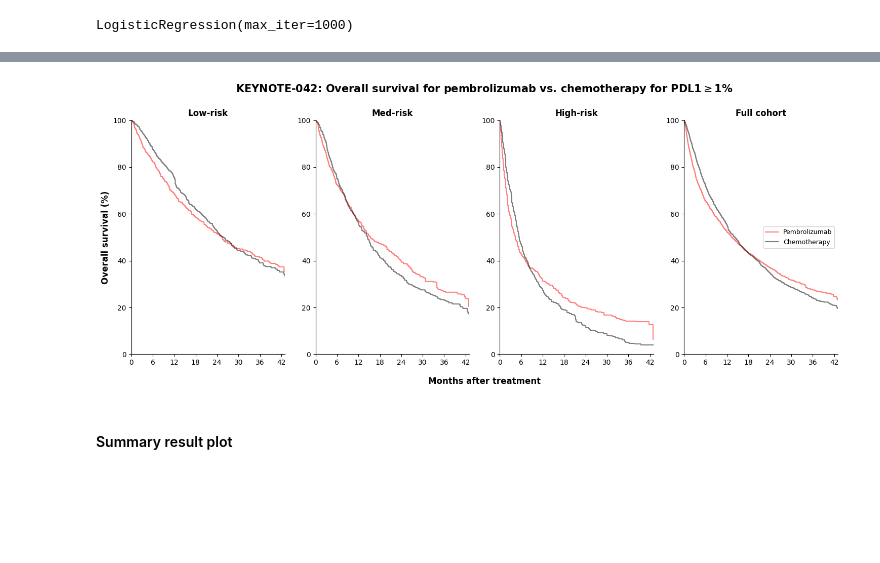
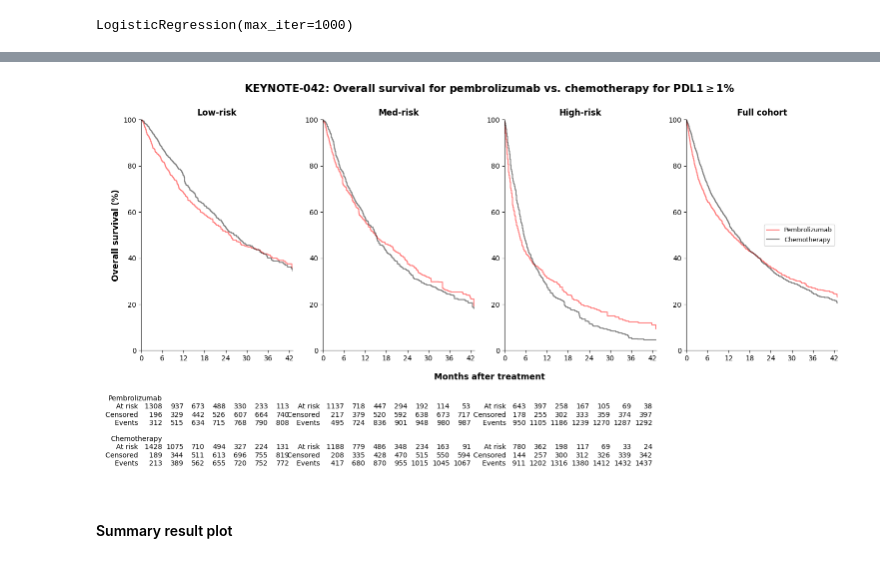
Before and after one commit to xavier-orcutt/TrialTranslator-notebooks, a Jupyter notebook: lung/rtrials_wt3r_33c.ipynb, the cells around one changed output, grey strips where cells are left out. Drawn from its saved outputs; the diff is of its cells as text; code cells hidden in the pictures; blank space fills up the shorter version.

Commit message:
updated IPTW

```diff
--- a/lung/rtrials_wt3r_33c.ipynb
+++ b/lung/rtrials_wt3r_33c.ipynb
@@ -576,3 +465,12 @@ key_042_iptw = key_042.filter(items = ['death_status',
+# %%
+conditions = [
+    ((key_042_iptw['ecog_diagnosis'] == "1.0") | (key_042_iptw['ecog_diagnosis'] == "0.0")),
+    ((key_042_iptw['ecog_diagnosis'] == "2.0") | (key_042_iptw['ecog_diagnosis'] == "3.0"))
+]
+
+choices = ['lt_2', 'gte_2']
+
+key_042_iptw['ecog_2'] = np.select(conditions, choices, default = 'unknown')
 # %%
 key_042_iptw.dtypes
 # %% [output]
@@ -602,5 +508,7 @@ to_be_categorical
 # %%
-to_be_categorical.append('adv_year')
+to_be_categorical.append('met_cat')
+# %%
+to_be_categorical.remove('ecog_diagnosis')
 # %%
 # Convert variables in list to categorical.
 for x in list(to_be_categorical):
@@ -650,52 +558,52 @@ key_042_low_x = preprocessor.fit_transform(key_042_iptw_low.filter(items = ['age
                                                                             'race',
                                                                             'PracticeType',
                                                                             'Histology',
-                                                                            'adv_year',
+                                                                            'met_cat',
                                                                             'delta_adv_diagnosis',
                                                                             'commercial',
                                                                             'medicare',
                                                                             'medicaid',
-                                                                            'ecog_diagnosis',
-                                                                            'pdl1']))
+                                                                            'ecog_2',
+                                                                            'pdl1_det']))
 
 key_042_med_x = preprocessor.fit_transform(key_042_iptw_med.filter(items = ['age',
                                                                             'gender',
                                                                             'race',
                                                                             'PracticeType',
                                                                             'Histology',
-                                                                            'adv_year',
+                                                                            'met_cat',
                                                                             'delta_adv_diagnosis',
                                                                             'commercial',
                                                                             'medicare',
                                                                             'medicaid',
-                                                                            'ecog_diagnosis',
-                                                                            'pdl1']))
+                                                                            'ecog_2',
+                                                                            'pdl1_det']))
 
 key_042_high_x = preprocessor.fit_transform(key_042_iptw_high.filter(items = ['age',
                                                                               'gender',
                                                                               'race',
                                                                               'PracticeType',
                                                                               'Histology',
-                                                                              'adv_year',
+                                                                              'met_cat',
                                                                               'delta_adv_diagnosis',
                                                                               'commercial',
                                                                               'medicare',
                                                                               'medicaid',
-                                                                              'ecog_diagnosis',
-                                                                              'pdl1']))
+                                                                              'ecog_2',
+                                                                              'pdl1_det']))
 
 key_042_all_x = preprocessor.fit_transform(key_042_iptw_all.filter(items = ['age',
                                                                             'gender',
                                                                             'race',
                                                                             'PracticeType',
                                                                             'Histology',
-                                                                            'adv_year',
+                                                                            'met_cat',
                                                                             'delta_adv_diagnosis',
                                                                             'commercial',
                                                                             'medicare',
                                                                             'medicaid',
-                                                                            'ecog_diagnosis',
-                                                                            'pdl1']))
+                                                                            'ecog_2',
+                                                                            'pdl1_det']))
 # %%
 lr_042_low = LogisticRegression(max_iter = 1000)
 lr_042_low.fit(key_042_low_x, key_042_iptw_low['pembro'])
@@ -820,6 +728,8 @@ plt.ylabel('Overall survival (%)', size = 12, weight = 'bold')
 plt.gca().spines['top'].set_visible(False)
 plt.gca().spines['right'].set_visible(False)
 
+add_at_risk_counts(kmf_low_pembro_042_iptw, kmf_low_plat_042_iptw, ypos = -0.8, xticks = np.arange(6, 43, 6), labels = ['Pembrolizumab', 'Chemotherapy'])
+
 # Plot survival curves for med risk group.
 plt.subplot(1, 4, 2)
 
@@ -836,6 +746,8 @@ plt.title('Med-risk', weight = 'bold')
 plt.gca().spines['top'].set_visible(False)
 plt.gca().spines['right'].set_visible(False)
 
+add_at_risk_counts(kmf_med_pembro_042_iptw, kmf_med_plat_042_iptw, ypos = -0.8, xticks = np.arange(6, 43, 6), labels = [' ', ' '])
+
 # Plot survival curves by treatment for high risk group.
 plt.subplot(1, 4, 3)
 
@@ -850,34 +762,36 @@ plt.ylim(0, 100)
 plt.title('High-risk', weight = 'bold')
 
 plt.gca().spines['top'].set_visible(False)
 plt.gca().spines['right'].set_visible(False)
+
+add_at_risk_counts(kmf_high_pembro_042_iptw, kmf_high_plat_042_iptw, ypos = -0.8, xticks = np.arange(6, 43, 6), labels = [' ', ' '])
 
 # Plot survival curves by treatment for all risk group.
 plt.subplot(1, 4, 4)
 
 plt.step(kmf_all_pembro_042_iptw.timeline, kmf_all_pembro_042_iptw.survival_function_.values*100, color = 'red', alpha = 0.5, label = 'Pembrolizumab')
 
 plt.step(kmf_all_plat_042_iptw.timeline, kmf_all_plat_042_iptw.survival_function_.values*100, color = 'black', alpha = 0.5, label = 'Chemotherapy')
 
 plt.xticks(np.arange(0, 43, 6))
 plt.xlim(0, 43)
 plt.ylim(0, 100)
 
 plt.title('Full cohort', weight = 'bold')
 
 plt.gca().spines['top'].set_visible(False)
 plt.gca().spines['right'].set_visible(False)
 
 plt.legend(loc = 'center right', prop = {'size': 9})
 
 fig.add_subplot(1, 1, 1, frameon = False)
 plt.tick_params(labelcolor = 'none', which = 'both', top = False, bottom = False, left = False, right = False)
 plt.xlabel('Months after treatment', labelpad = 15, size = 12, weight = 'bold')
 plt.title(r'KEYNOTE-042: Overall survival for pembrolizumab vs. chemotherapy for PDL1$\geq$1%', pad = 40, size = 15, weight = 'bold')
 
 plt.show()
 # %% [output]
-[figure, old version]
+[figure, new version]
 # %% [markdown]
 #### Summary result plot
 # %%
```
Also changed, not shown: parts of 84 cells of this notebook, 1 other file.
